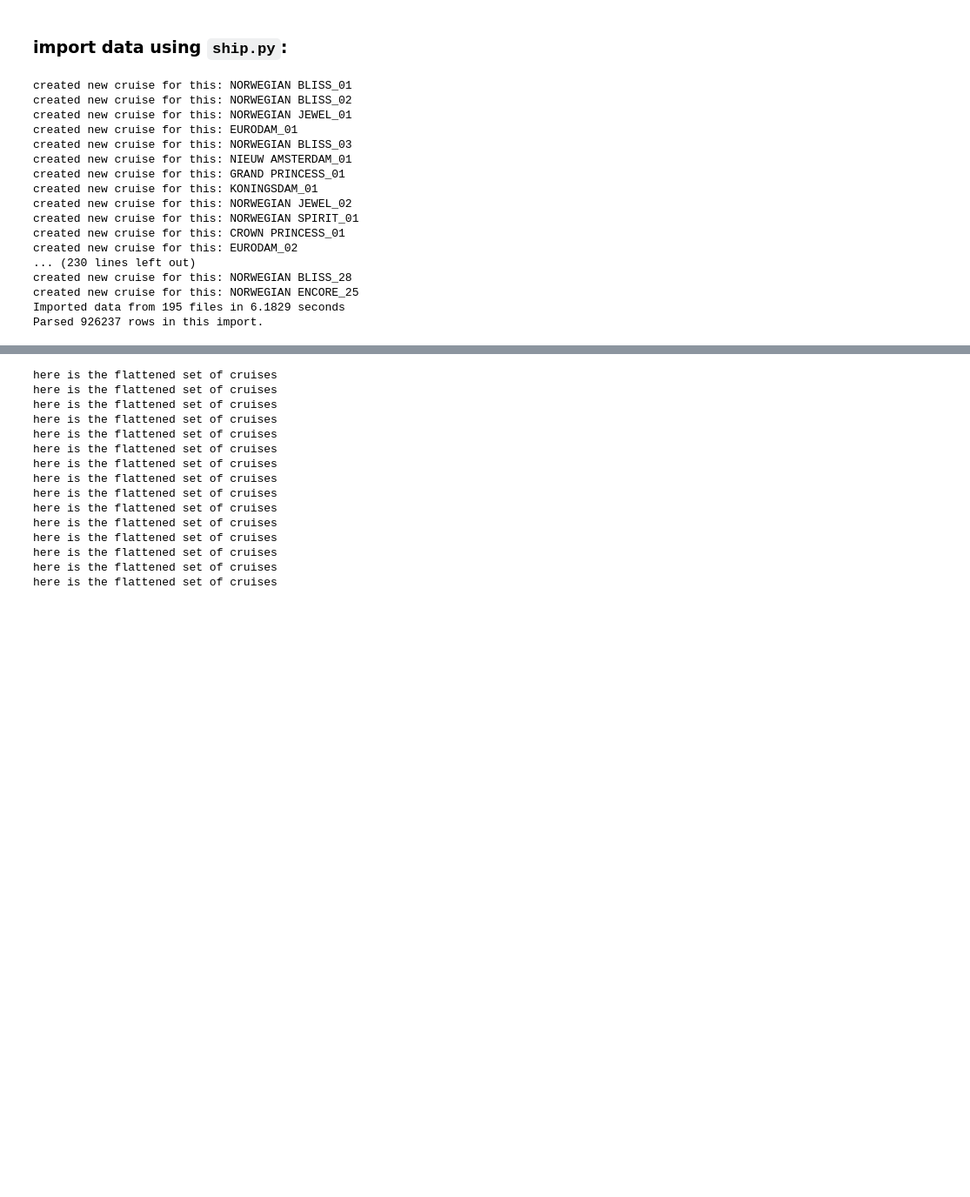
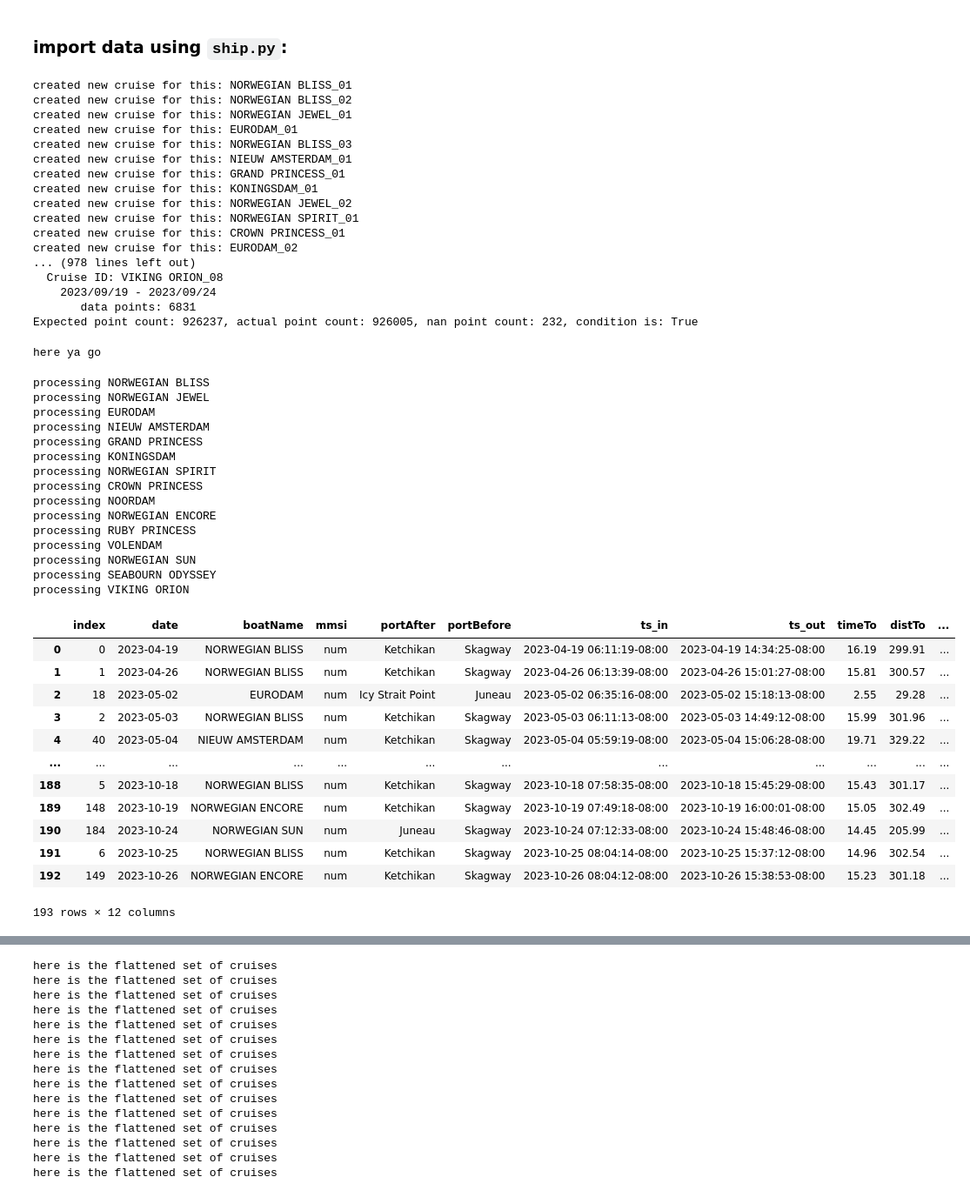
Before and after one commit to gebrady/shippy, a Jupyter notebook: notebook.ipynb, the cells around one changed output, grey strips where cells are left out. Shown at 87% size. Saved outputs shown, nothing was run; the diff lists cells and outputs as text; code cells hidden in the pictures; blank space fills up the shorter version.

```diff
--- a/notebook.ipynb
+++ b/notebook.ipynb
@@ -8,6 +8,7 @@
 from app import *
 
 a = App(r'/Users/Graham/cruise/ais_data')
+a
 # %% [output]
 created new cruise for this: NORWEGIAN BLISS_01
 created new cruise for this: NORWEGIAN BLISS_02
@@ -21,8 +22,43 @@ created new cruise for this: NORWEGIAN JEWEL_02
 created new cruise for this: NORWEGIAN SPIRIT_01
 created new cruise for this: CROWN PRINCESS_01
 created new cruise for this: EURODAM_02
-... (230 lines left out)
-created new cruise for this: NORWEGIAN BLISS_28
-created new cruise for this: NORWEGIAN ENCORE_25
-Imported data from 195 files in 6.1829 seconds
-Parsed 926237 rows in this import.
+... (978 lines left out)
+  Cruise ID: VIKING ORION_08
+    2023/09/19 - 2023/09/24
+       data points: 6831
+Expected point count: 926237, actual point count: 926005, nan point count: 232, condition is: True
+here ya go
+# %%
+boatsData = a.boatsData
+#boatsData.import_claa_data()
+visit_table, visit_count_table, popular_next_ports_table, merged, count_glba_visits = boatsData.run_glba_workflow()
+visit_table
+# %% [output]
+processing NORWEGIAN BLISS
+processing NORWEGIAN JEWEL
+processing EURODAM
+processing NIEUW AMSTERDAM
+processing GRAND PRINCESS
+processing KONINGSDAM
+processing NORWEGIAN SPIRIT
+processing CROWN PRINCESS
+processing NOORDAM
+processing NORWEGIAN ENCORE
+processing RUBY PRINCESS
+processing VOLENDAM
+processing NORWEGIAN SUN
+processing SEABOURN ODYSSEY
+processing VIKING ORION
+|  | index | date | boatName | mmsi | portAfter | portBefore | ts_in | ts_out | timeTo | distTo | ... |
+| 0 | 0 | 2023-04-19 | NORWEGIAN BLISS | num | Ketchikan | Skagway | 2023-04-19 06:11:19-08:00 | 2023-04-19 14:34:25-08:00 | 16.19 | 299.91 | ... |
+| 1 | 1 | 2023-04-26 | NORWEGIAN BLISS | num | Ketchikan | Skagway | 2023-04-26 06:13:39-08:00 | 2023-04-26 15:01:27-08:00 | 15.81 | 300.57 | ... |
+| 2 | 18 | 2023-05-02 | EURODAM | num | Icy Strait Point | Juneau | 2023-05-02 06:35:16-08:00 | 2023-05-02 15:18:13-08:00 | 2.55 | 29.28 | ... |
+| 3 | 2 | 2023-05-03 | NORWEGIAN BLISS | num | Ketchikan | Skagway | 2023-05-03 06:11:13-08:00 | 2023-05-03 14:49:12-08:00 | 15.99 | 301.96 | ... |
+| 4 | 40 | 2023-05-04 | NIEUW AMSTERDAM | num | Ketchikan | Skagway | 2023-05-04 05:59:19-08:00 | 2023-05-04 15:06:28-08:00 | 19.71 | 329.22 | ... |
+| ... | ... | ... | ... | ... | ... | ... | ... | ... | ... | ... | ... |
+| 188 | 5 | 2023-10-18 | NORWEGIAN BLISS | num | Ketchikan | Skagway | 2023-10-18 07:58:35-08:00 | 2023-10-18 15:45:29-08:00 | 15.43 | 301.17 | ... |
+| 189 | 148 | 2023-10-19 | NORWEGIAN ENCORE | num | Ketchikan | Skagway | 2023-10-19 07:49:18-08:00 | 2023-10-19 16:00:01-08:00 | 15.05 | 302.49 | ... |
+| 190 | 184 | 2023-10-24 | NORWEGIAN SUN | num | Juneau | Skagway | 2023-10-24 07:12:33-08:00 | 2023-10-24 15:48:46-08:00 | 14.45 | 205.99 | ... |
+| 191 | 6 | 2023-10-25 | NORWEGIAN BLISS | num | Ketchikan | Skagway | 2023-10-25 08:04:14-08:00 | 2023-10-25 15:37:12-08:00 | 14.96 | 302.54 | ... |
+| 192 | 149 | 2023-10-26 | NORWEGIAN ENCORE | num | Ketchikan | Skagway | 2023-10-26 08:04:12-08:00 | 2023-10-26 15:38:53-08:00 | 15.23 | 301.18 | ... |
+193 rows × 12 columns
```
Also changed, not shown: parts of 5 cells of this notebook, 20 other files.
